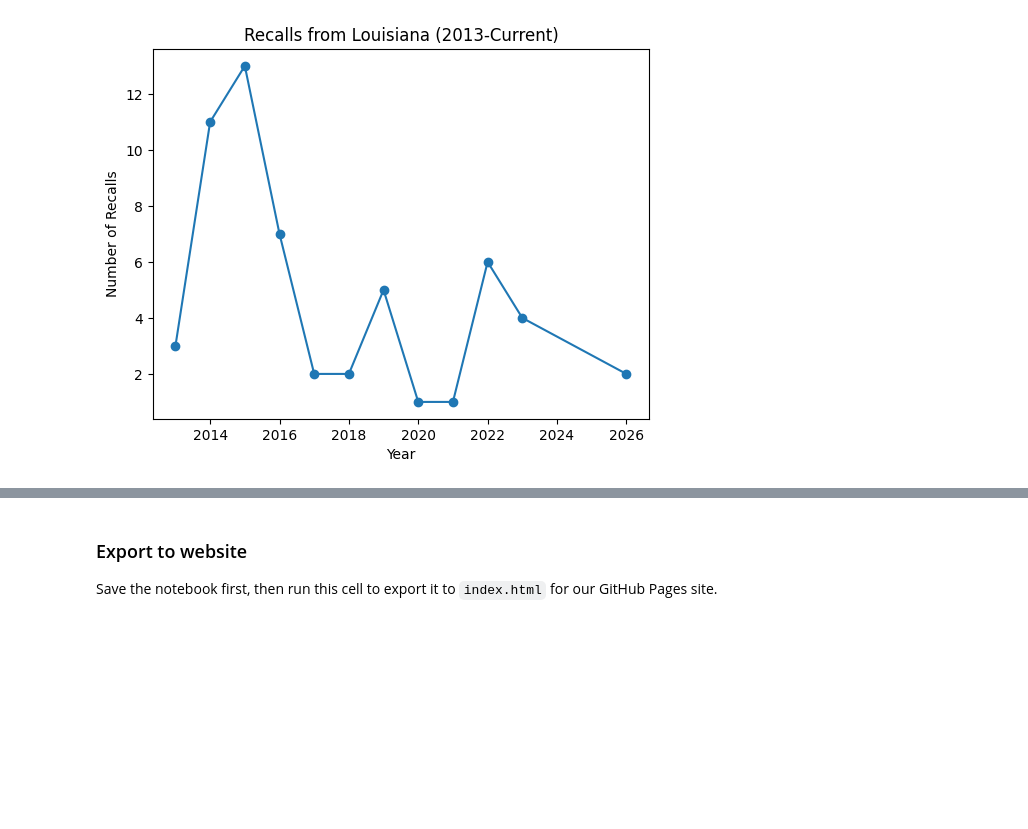
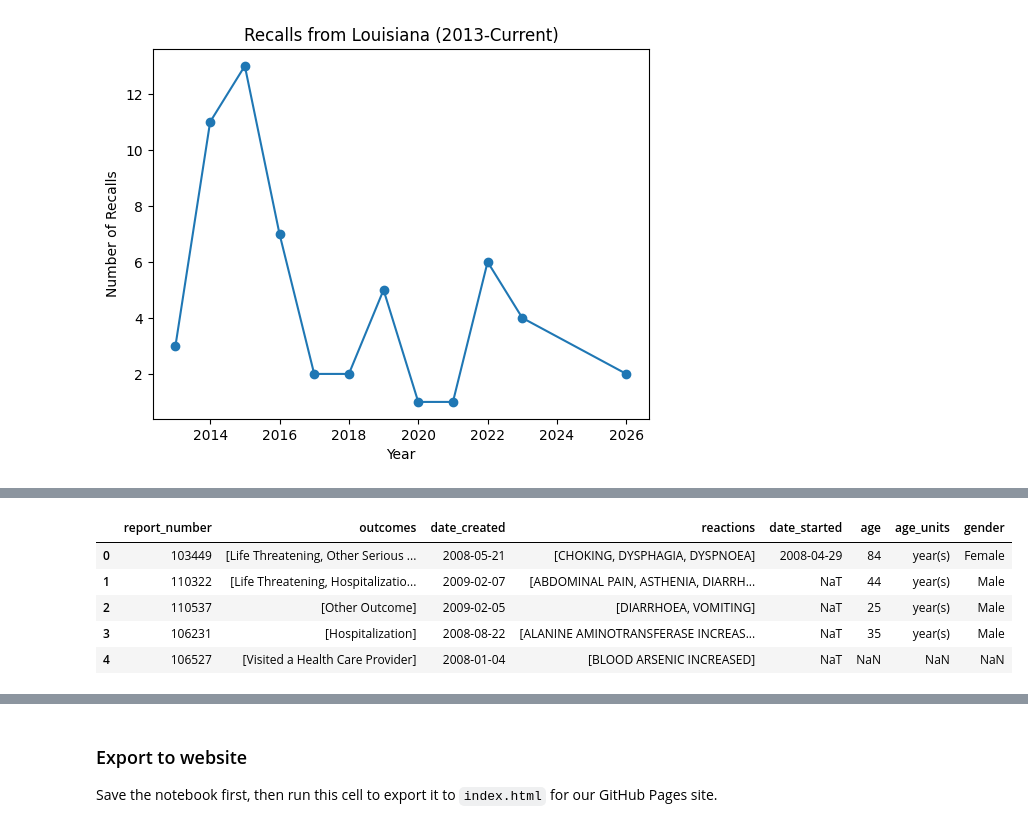
Before and after one commit to elistolte/elistolte.github.io, a Jupyter notebook: notebook.ipynb, the cells around one changed output, grey strips where cells are left out. Drawn from its saved outputs; the diff is of its cells as text; code cells hidden in the pictures; blank space fills up the shorter version.

```diff
--- a/notebook.ipynb
+++ b/notebook.ipynb
@@ -337,0 +380,24 @@ For our next steps, we will determine what additional datasets we would like to
+# %%
+# Edit column names.
+events = events_raw.rename(columns = {
+    "consumer.age": "age",
+    "consumer.age_unit": "age_units",
+    "consumer.gender": "gender",
+}).copy()
+# Fix the date variables so they are in date format instead of a string of numbers.
+for i in ["date_created", "date_started"]:
+    events[i] = pd.to_datetime(
+        events[i].astype("string").str.strip(),
+        format="%Y%m%d",
+        errors="coerce",
+    )
+# The products column can be its own DataFrame.
+product_rows = (
+    events[["report_number", "products"]]
+    .explode("products")
+    .dropna(subset=["products"])
+    .reset_index(drop=True)
+)
+product_details = pd.json_normalize(product_rows["products"])
+event_products = product_rows[["report_number"]].join(product_details)
+events = events.drop(columns="products")
@@ -337,0 +415,9 @@ For our next steps, we will determine what additional datasets we would like to
+# %%
+events.head()
+# %% [output]
+|  | report_number | outcomes | date_created | reactions | date_started | age | age_units | gender |
+| 0 | 103449 | [Life Threatening, Other Serious ... | 2008-05-21 | [CHOKING, DYSPHAGIA, DYSPNOEA] | 2008-04-29 | 84 | year(s) | Female |
+| 1 | 110322 | [Life Threatening, Hospitalizatio... | 2009-02-07 | [ABDOMINAL PAIN, ASTHENIA, DIARRH... | NaT | 44 | year(s) | Male |
+| 2 | 110537 | [Other Outcome] | 2009-02-05 | [DIARRHOEA, VOMITING] | NaT | 25 | year(s) | Male |
+| 3 | 106231 | [Hospitalization] | 2008-08-22 | [ALANINE AMINOTRANSFERASE INCREAS... | NaT | 35 | year(s) | Male |
+| 4 | 106527 | [Visited a Health Care Provider] | 2008-01-04 | [BLOOD ARSENIC INCREASED] | NaT | NaN | NaN | NaN |
```
Also changed, not shown: parts of 23 cells of this notebook.
